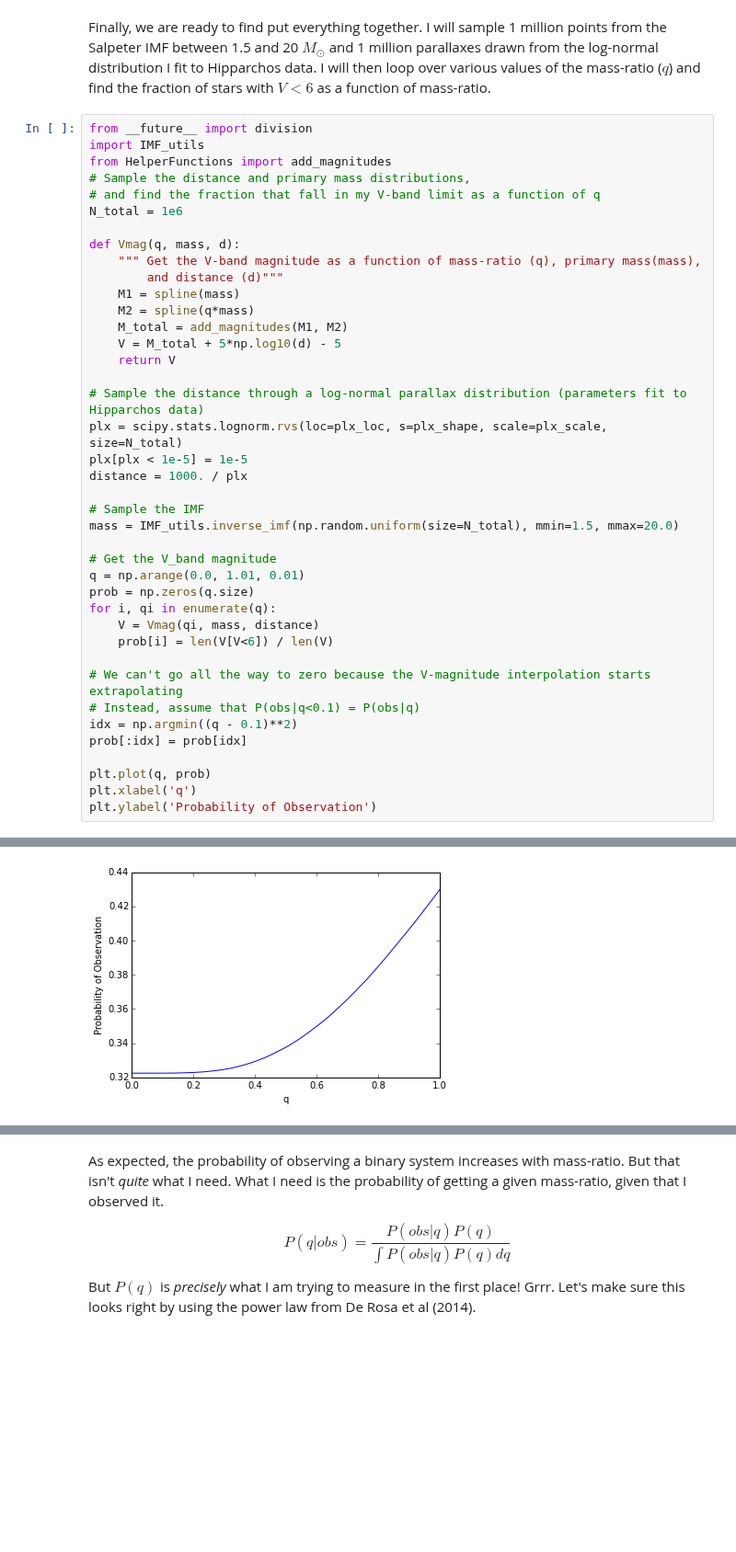
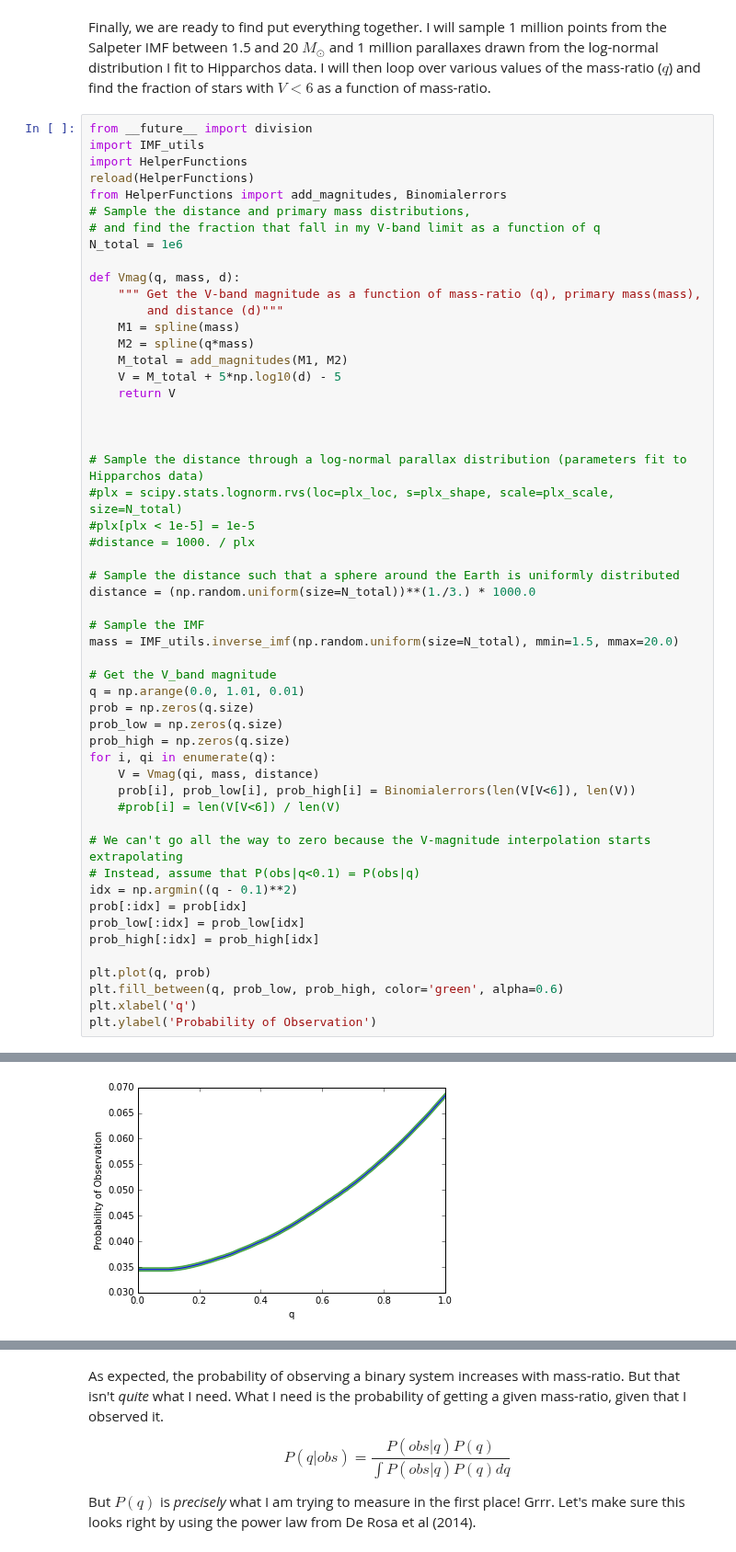
Before and after one commit to kgullikson88/BinaryInference, a Jupyter notebook: Malmquist_Bias.ipynb, the cells around one changed output, grey strips where cells are left out. Shown at 92% size. Saved outputs shown, nothing was run; the diff lists cells and outputs as text; blank space fills up the shorter version.

```diff
--- a/Malmquist_Bias.ipynb
+++ b/Malmquist_Bias.ipynb
@@ -93,7 +93,9 @@ Finally, we are ready to find put everything together. I will sample 1 million p
 # %%
 from __future__ import division
 import IMF_utils
-from HelperFunctions import add_magnitudes
+import HelperFunctions
+reload(HelperFunctions)
+from HelperFunctions import add_magnitudes, Binomialerrors
 # Sample the distance and primary mass distributions,
 # and find the fraction that fall in my V-band limit as a function of q
 N_total = 1e6
@@ -101,35 +103,46 @@ N_total = 1e6
 def Vmag(q, mass, d):
     """ Get the V-band magnitude as a function of mass-ratio (q), primary mass(mass),
         and distance (d)"""
     M1 = spline(mass)
     M2 = spline(q*mass)
     M_total = add_magnitudes(M1, M2)
     V = M_total + 5*np.log10(d) - 5
     return V
 
+
+
 # Sample the distance through a log-normal parallax distribution (parameters fit to Hipparchos data)
-plx = scipy.stats.lognorm.rvs(loc=plx_loc, s=plx_shape, scale=plx_scale, size=N_total)
-plx[plx < 1e-5] = 1e-5
-distance = 1000. / plx
+#plx = scipy.stats.lognorm.rvs(loc=plx_loc, s=plx_shape, scale=plx_scale, size=N_total)
+#plx[plx < 1e-5] = 1e-5
+#distance = 1000. / plx
+
+# Sample the distance such that a sphere around the Earth is uniformly distributed
+distance = (np.random.uniform(size=N_total))**(1./3.) * 1000.0
 
 # Sample the IMF
 mass = IMF_utils.inverse_imf(np.random.uniform(size=N_total), mmin=1.5, mmax=20.0)
 
 # Get the V_band magnitude
 q = np.arange(0.0, 1.01, 0.01)
 prob = np.zeros(q.size)
+prob_low = np.zeros(q.size)
+prob_high = np.zeros(q.size)
 for i, qi in enumerate(q):
     V = Vmag(qi, mass, distance)
-    prob[i] = len(V[V<6]) / len(V)
+    prob[i], prob_low[i], prob_high[i] = Binomialerrors(len(V[V<6]), len(V))
+    #prob[i] = len(V[V<6]) / len(V)
 
 # We can't go all the way to zero because the V-magnitude interpolation starts extrapolating
 # Instead, assume that P(obs|q<0.1) = P(obs|q)
 idx = np.argmin((q - 0.1)**2)
 prob[:idx] = prob[idx]
+prob_low[:idx] = prob_low[idx]
+prob_high[:idx] = prob_high[idx]
 
 plt.plot(q, prob)
+plt.fill_between(q, prob_low, prob_high, color='green', alpha=0.6)
 plt.xlabel('q')
 plt.ylabel('Probability of Observation')
 # %% [output]
 <matplotlib.text.Text at 0x...>
-[figure, old version]
+[figure, new version]
```
Also changed, not shown: parts of 2 cells of this notebook.
